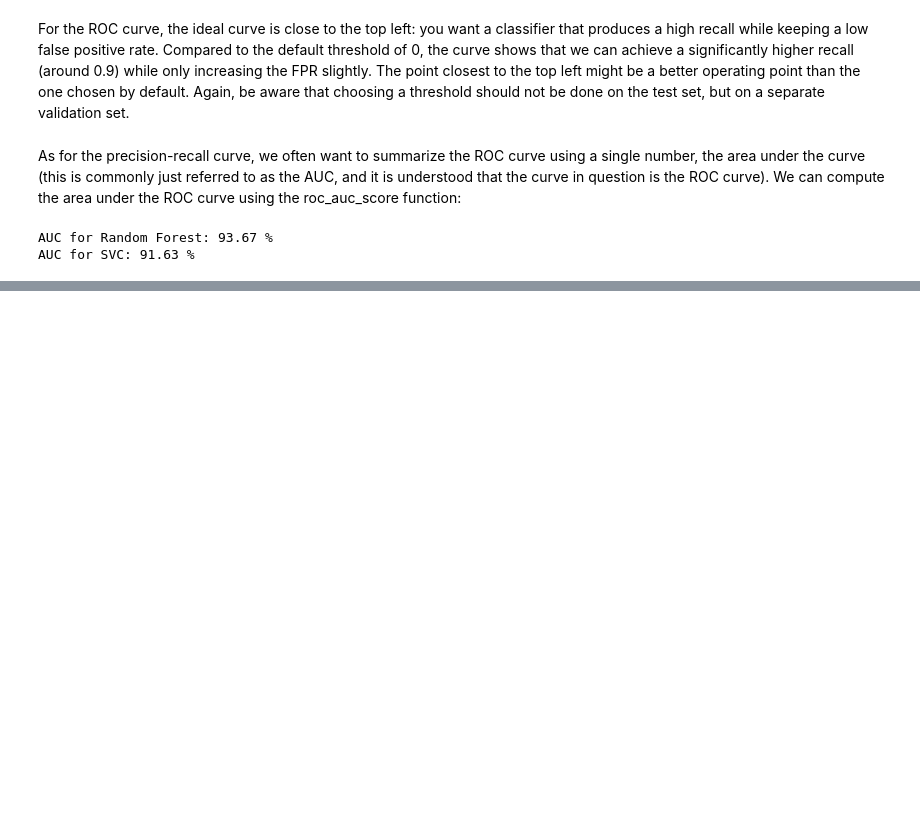
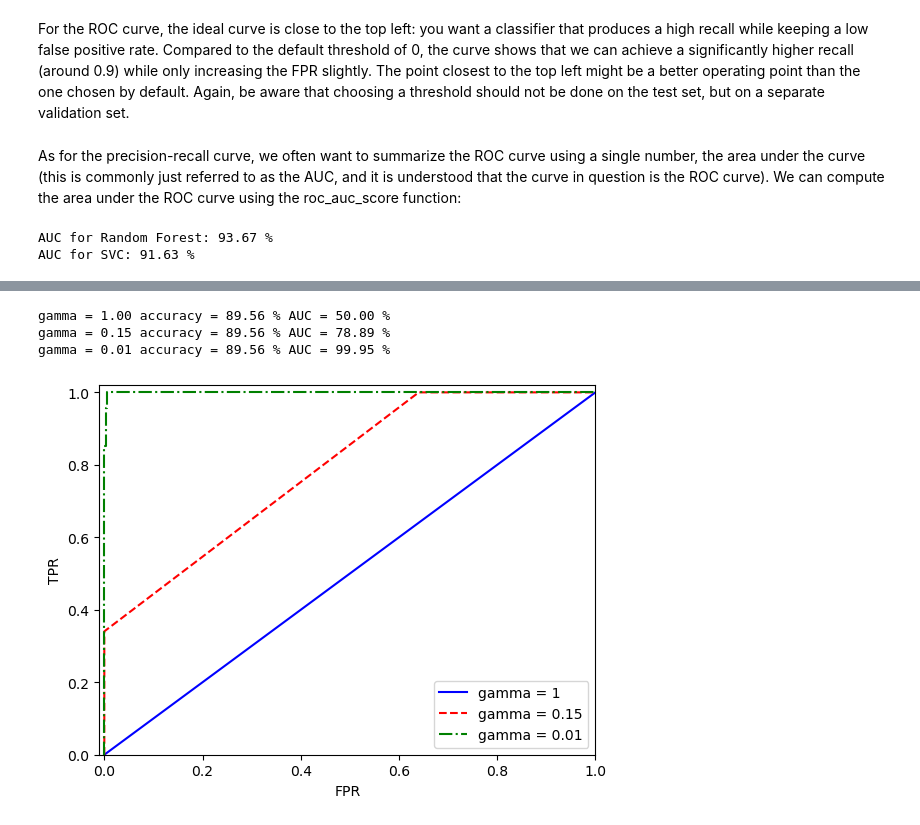
Before and after one commit to WilcoJohn/Progress-ML, a Jupyter notebook: CHP5-ModelEvaluation&Improvement/5.3EvaluationMetrics&Scoring.ipynb, the cells around one changed output, grey strips where cells are left out. Saved outputs shown, nothing was run; the diff lists cells and outputs as text; code cells hidden in the pictures; blank space fills up the shorter version.

```diff
--- a/CHP5-ModelEvaluation&Improvement/5.3EvaluationMetrics&Scoring.ipynb
+++ b/CHP5-ModelEvaluation&Improvement/5.3EvaluationMetrics&Scoring.ipynb
@@ -386,0 +374,31 @@ AUC for SVC: 91.63 %
+# %%
+digits= sklearn.datasets.load_digits();
+y = digits.target == 9;
+X_train, X_test, y_train, y_test = sklearn.model_selection.train_test_split(digits.data, y, random_state=0);
+# %%
+plt.figure();
+
+line_format = ['-b', '--r', '-.g'];
+
+for i, gamma in enumerate([1, 0.15, 0.01]):
+    svc = sklearn.svm.SVC(gamma=gamma).fit(X_train, y_train);
+
+    accuracy = svc.score(X_test, y_test);
+    df_score = svc.decision_function(X_test);
+    auc = sklearn.metrics.roc_auc_score(y_test, df_score);
+
+    fpr, tpr, _ = sklearn.metrics.roc_curve(y_test, df_score);
+
+    print("gamma = {:4.2f} accuracy = {:4.2f} % AUC = {:4.2f} %".format(gamma, accuracy*100, auc*100));
+    plt.plot(fpr, tpr, line_format[i], label=f"gamma = {gamma}");
+
+plt.xlabel("FPR");
+plt.ylabel("TPR");
+plt.xlim(-0.01, 1);
+plt.ylim(0, 1.02);
+plt.legend(loc="best");
+# %% [output]
+gamma = 1.00 accuracy = 89.56 % AUC = 50.00 %
+gamma = 0.15 accuracy = 89.56 % AUC = 78.89 %
+gamma = 0.01 accuracy = 89.56 % AUC = 99.95 %
+[figure, added]
```
Also changed, not shown: parts of 5 cells of this notebook.
